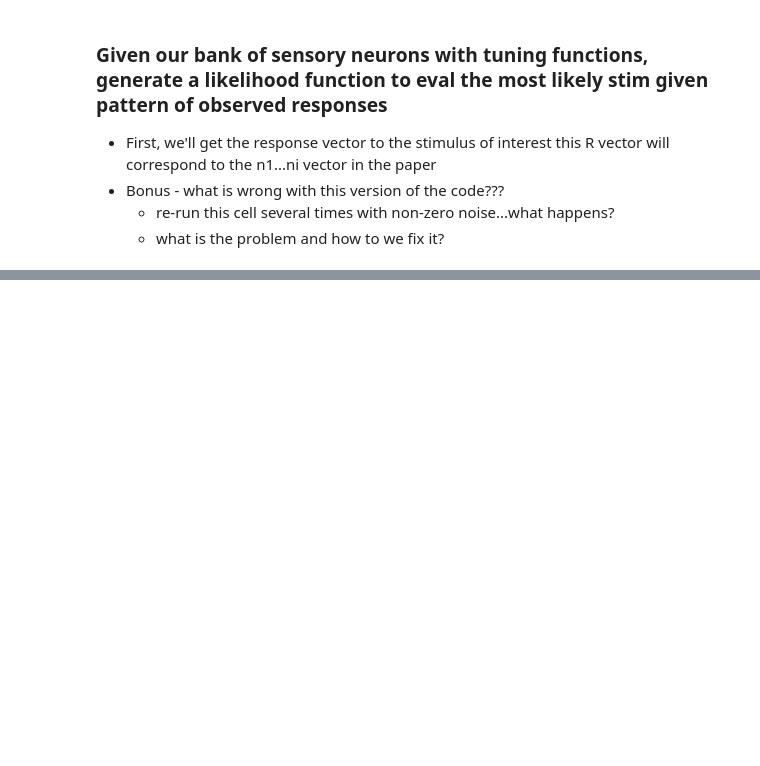
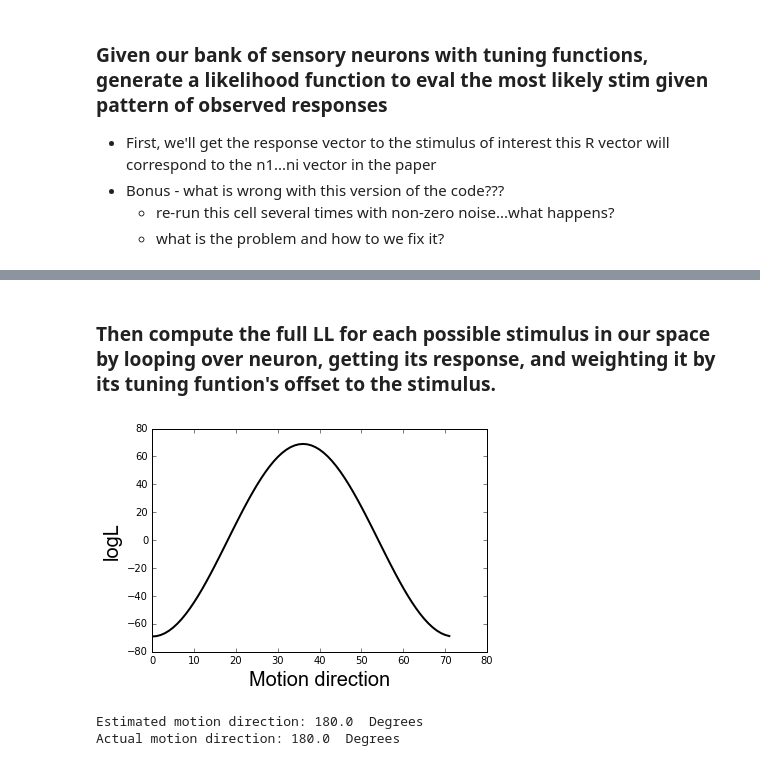
Before and after one commit to TimCSheehan/dev, a Jupyter notebook: Tutorial_080_SensoryInferenceModel.ipynb, the cells around one changed output, grey strips where cells are left out. Saved outputs shown, nothing was run; the diff lists cells and outputs as text; code cells hidden in the pictures; blank space fills up the shorter version.

```diff
--- a/Tutorial_080_SensoryInferenceModel.ipynb
+++ b/Tutorial_080_SensoryInferenceModel.ipynb
@@ -139,0 +173,22 @@ fmri
+# %% [markdown]
+### Then compute the full LL for each possible stimulus in our space by looping over neuron, getting its response, and weighting it by its tuning funtion's offset to the stimulus.
+# %%
+# initialize an array of zeros...
+logl = np.zeros(nDirs)
+
+for s in np.arange(nDirs):
+    logl[s] = k * np.sum(R*np.cos(sDir[s]-nDir))
+
+# plot
+plt.plot(logl, 'k-', linewidth=2)
+plt.xlabel('Motion direction', **fig_font)
+plt.ylabel('logL', **fig_font)
+plt.show()
+
+#MAP estimate of stim direction!
+print('Estimated motion direction:', sDir[np.argmax(logl)]*180/pi, ' Degrees')
+print('Actual motion direction:', s1*180/pi, ' Degrees')
+# %% [output]
+[figure, added]
+Estimated motion direction: 180.0  Degrees
+Actual motion direction: 180.0  Degrees
```
Also changed, not shown: parts of 26 cells of this notebook.
